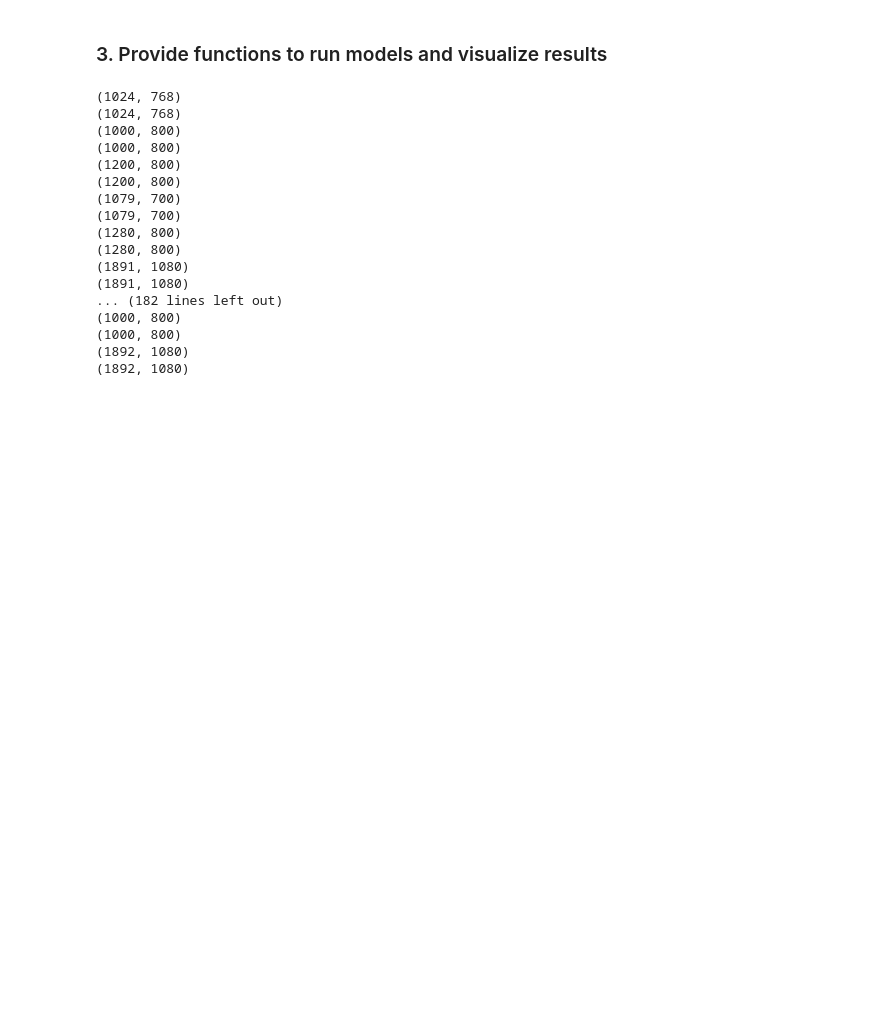
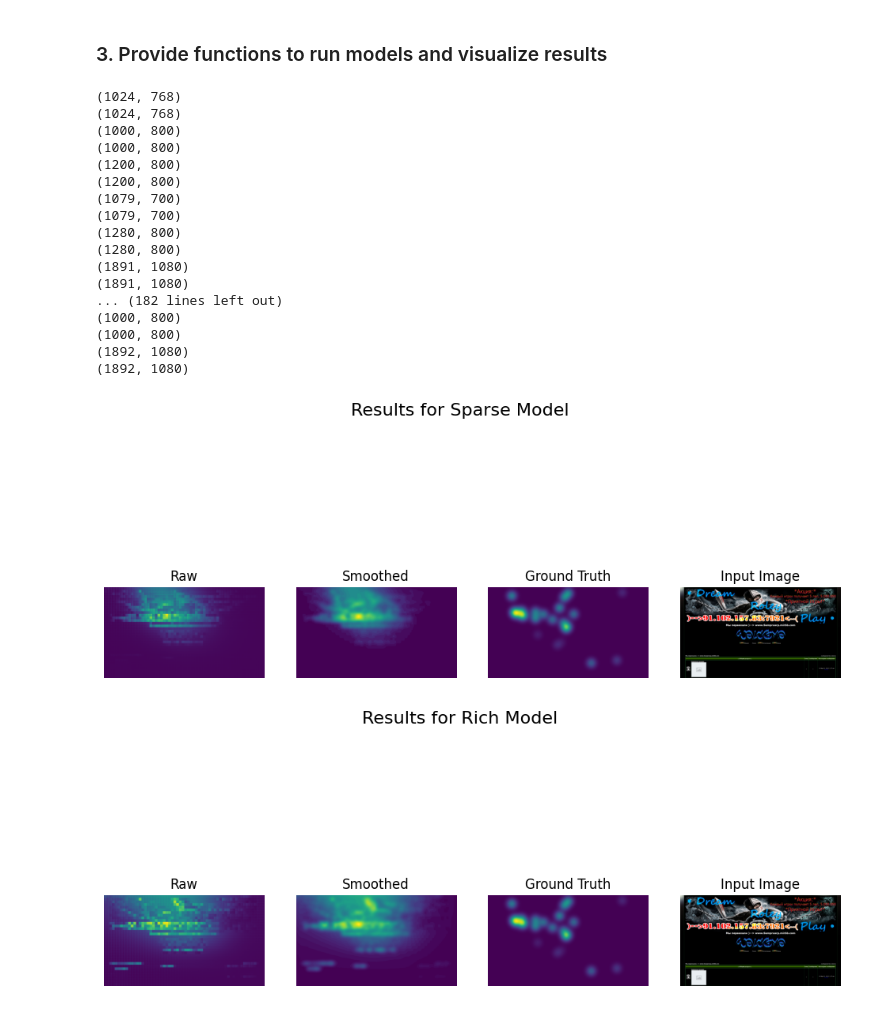
Before and after one commit to Barschtea/patch-saliency, a Jupyter notebook: run_model.ipynb, the cells around one changed output. Saved outputs shown, nothing was run; the diff lists cells and outputs as text; code cells hidden in the pictures; blank space fills up the shorter version.

```diff
--- a/run_model.ipynb
+++ b/run_model.ipynb
@@ -624,32 +624,34 @@ for i in range(len(test_images)):
     # Create directories if they don't exist
     os.makedirs(f"Results/Sparse/{image_type}_{seconds}", exist_ok=True)
     os.makedirs(f"Results/Rich/{image_type}_{seconds}", exist_ok=True)
 
     # Save the smoothed outputs as images
     sparse_pil = Image.fromarray(sparse_smoothed_output.astype('uint8'))
     sparse_pil.save(os.path.join(f"Results/Sparse/{image_type}_{seconds}", test_names[i]))
 
     rich_pil = Image.fromarray(rich_smoothed_output.astype('uint8'))
     rich_pil.save(os.path.join(f"Results/Rich/{image_type}_{seconds}", test_names[i]))
 
 # Show the results:
-#visualize_result(sparse_model_output, sparse_smoothed_output, ground_truth, input_image, "Results for Sparse Model")
-#visualize_result(rich_model_output, rich_smoothed_output, ground_truth, input_image, "Results for Rich Model")
+visualize_result(sparse_model_output, sparse_smoothed_output, ground_truth, input_image, "Results for Sparse Model")
+visualize_result(rich_model_output, rich_smoothed_output, ground_truth, input_image, "Results for Rich Model")
 # %% [output]
 (1024, 768)
 (1024, 768)
 (1000, 800)
 (1000, 800)
 (1200, 800)
 (1200, 800)
 (1079, 700)
 (1079, 700)
 (1280, 800)
 (1280, 800)
 (1891, 1080)
 (1891, 1080)
 ... (182 lines left out)
 (1000, 800)
 (1000, 800)
 (1892, 1080)
 (1892, 1080)
+[figure, added]
+[figure, added]
```
Also changed, not shown: 9 other files.
